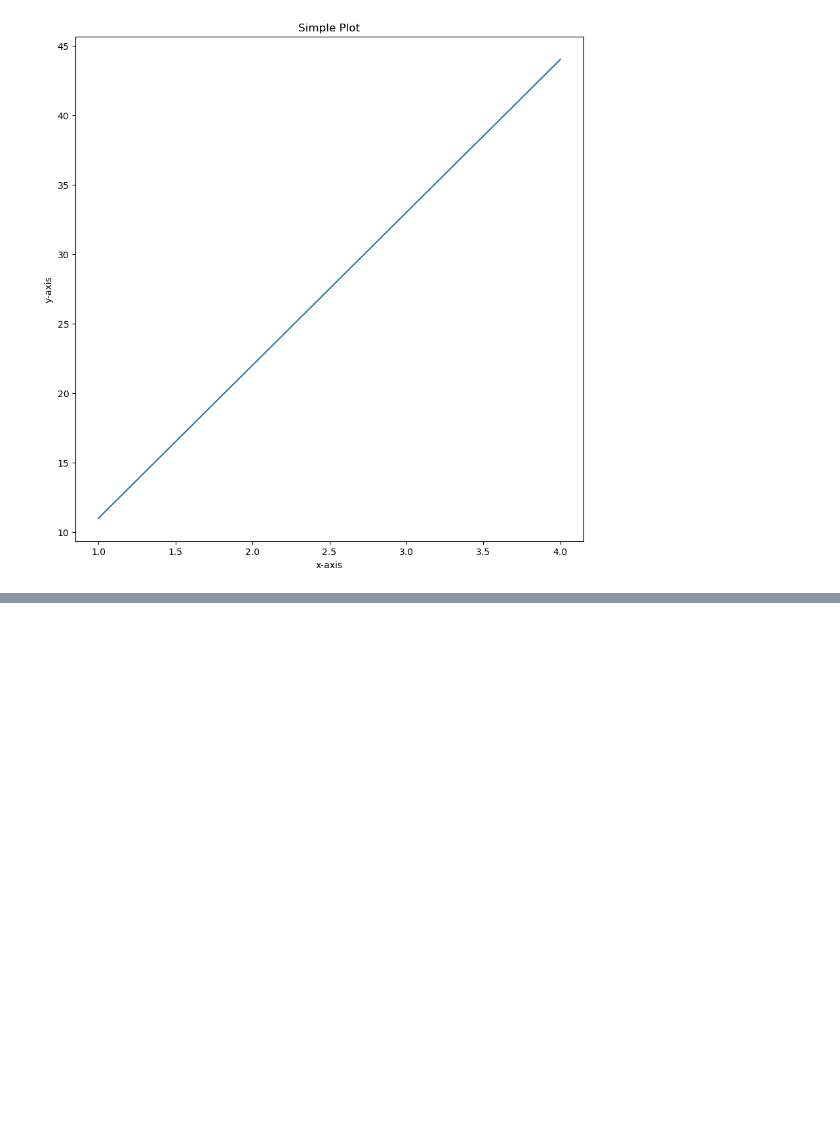
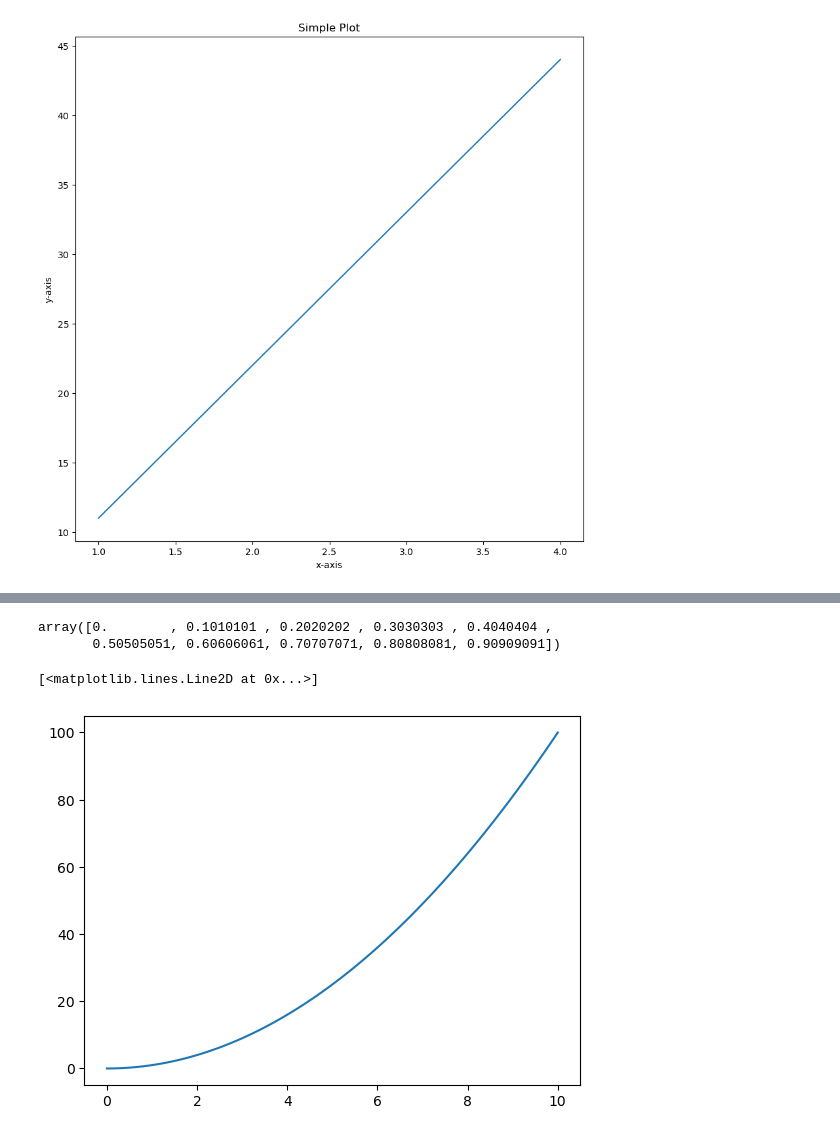
Before and after one commit to pain459/learn_ds, a Jupyter notebook: 8_matplotlib/matplotlib_workbook.ipynb, the cells around one changed output, grey strips where cells are left out. Cells and saved outputs as stored; diff of their text form; code cells hidden in the pictures; blank space fills up the shorter version.

Commit message:
matplotlib plots

```diff
--- a/8_matplotlib/matplotlib_workbook.ipynb
+++ b/8_matplotlib/matplotlib_workbook.ipynb
@@ -97,0 +109,14 @@ fig.savefig("sample-plot.png")
+# %%
+# Create some data
+x = np.linspace(0, 10, 100)  # return evenly spaced numbers between 0 to 10 of 100 in numbers
+x[:10]
+# %% [output]
+array([0.        , 0.1010101 , 0.2020202 , 0.3030303 , 0.4040404 ,
+       0.50505051, 0.60606061, 0.70707071, 0.80808081, 0.90909091])
+# %%
+# Plot the data and create a line plot.
+fig, ax = plt.subplots()
+ax.plot(x, x**2)
+# %% [output]
+[<matplotlib.lines.Line2D at 0x...>]
+[figure, added]
```
Also changed, not shown: parts of 5 cells of this notebook.
